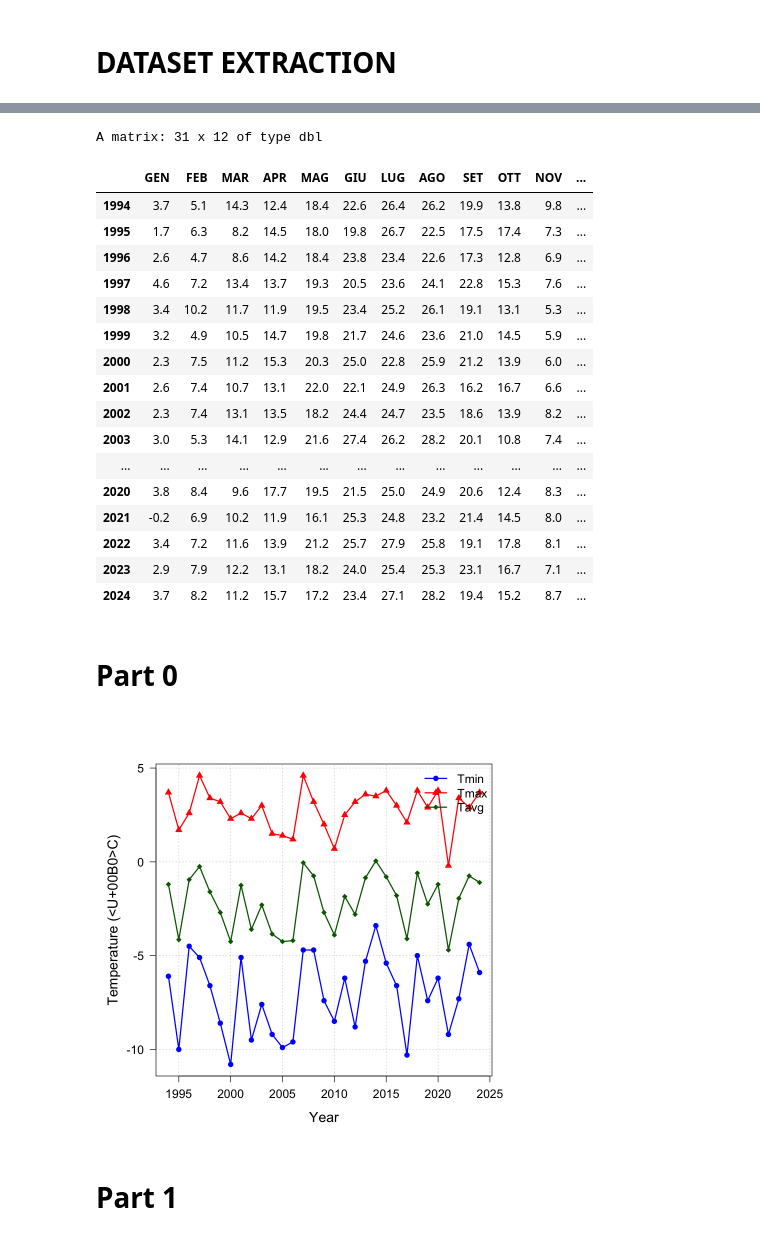
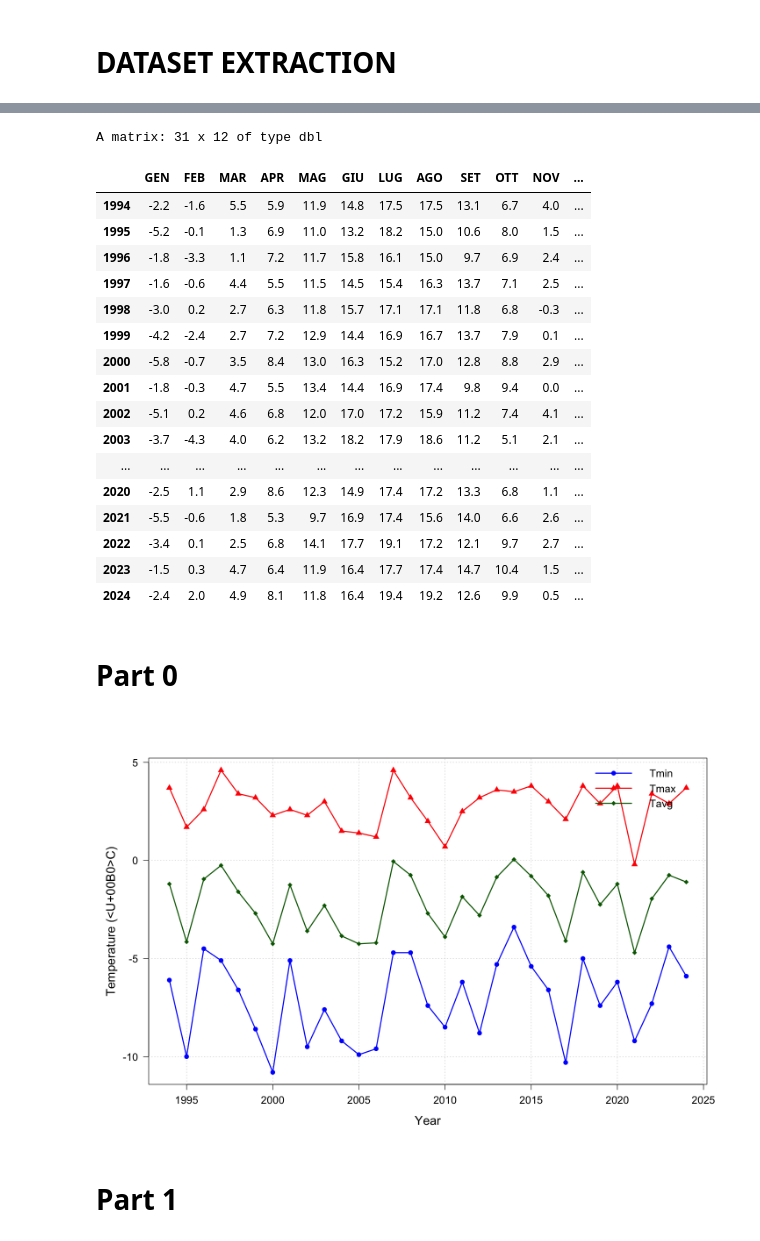
Before and after one commit to RaffaeleSabatini/ASPA_Proj07, a Jupyter notebook: main.ipynb, the cells around one changed output, grey strips where cells are left out. Drawn from its saved outputs; the diff is of its cells as text; code cells hidden in the pictures.

```diff
--- a/main.ipynb
+++ b/main.ipynb
@@ -53,12 +43,11 @@ extract_dataset <- function(directory, city_list) {
 
             if (startsWith(element, "Parametro")) {
 
-                metric <- substr(element, nchar("Parametro "), length(element))
+                metric <- substr(element, nchar("Parametro ")+1, nchar(element))
                 metric <- iconv(metric, from = "", to = "UTF-8", sub = "_")
 
                 data_matrix <- as.matrix(sapply(dataset_city[(n_line + 5):(n_line + 35), 2:13], convert_numbers))
-                skipped_days_matrix <- as.matrix(lapply(dataset_city[(n_line + 48):(n_line + 78), 2:13], convert_numbers))
-
+                skipped_days_matrix <- as.matrix(sapply(dataset_city[(n_line + 48):(n_line + 78), 2:13], convert_numbers))
 
                 n_rows <- min(nrow(data_matrix), nrow(skipped_days_matrix))
                 years <- 1994:(1994 + n_rows - 1)
@@ -82,8 +71,10 @@ extract_dataset <- function(directory, city_list) {
 
     return(dataset)
 }
+# %%
+stations_names <- c("Auronzo", "Porto_Tolle_-_Pradon", "Roverchiara", "Castelfranco_Veneto")
 # %%
-dataset <- extract_dataset("dataset", c("Auronzo", "Porto_Tolle_-_Pradon", "Roverchiara", "Castelfranco_Veneto"))
+dataset <- extract_dataset("dataset", stations_names)
 # %%
 dataset
 # %% [output]
@@ -128,29 +145,32 @@ List of 4
 # %%
-dataset[["Auronzo"]][["Parametro Temperatura aria a 2m (_C) media delle massime"]]
+dataset[["Auronzo"]][["Temperatura aria a 2m (_C) media delle medie"]]
 # %% [output]
 A matrix: 31 x 12 of type dbl
 |  | GEN | FEB | MAR | APR | MAG | GIU | LUG | AGO | SET | OTT | NOV | ... |
-| 1994 | 3.7 | 5.1 | 14.3 | 12.4 | 18.4 | 22.6 | 26.4 | 26.2 | 19.9 | 13.8 | 9.8 | ... |
-| 1995 | 1.7 | 6.3 | 8.2 | 14.5 | 18.0 | 19.8 | 26.7 | 22.5 | 17.5 | 17.4 | 7.3 | ... |
-| 1996 | 2.6 | 4.7 | 8.6 | 14.2 | 18.4 | 23.8 | 23.4 | 22.6 | 17.3 | 12.8 | 6.9 | ... |
-| 1997 | 4.6 | 7.2 | 13.4 | 13.7 | 19.3 | 20.5 | 23.6 | 24.1 | 22.8 | 15.3 | 7.6 | ... |
-| 1998 | 3.4 | 10.2 | 11.7 | 11.9 | 19.5 | 23.4 | 25.2 | 26.1 | 19.1 | 13.1 | 5.3 | ... |
-| 1999 | 3.2 | 4.9 | 10.5 | 14.7 | 19.8 | 21.7 | 24.6 | 23.6 | 21.0 | 14.5 | 5.9 | ... |
-| 2000 | 2.3 | 7.5 | 11.2 | 15.3 | 20.3 | 25.0 | 22.8 | 25.9 | 21.2 | 13.9 | 6.0 | ... |
-| 2001 | 2.6 | 7.4 | 10.7 | 13.1 | 22.0 | 22.1 | 24.9 | 26.3 | 16.2 | 16.7 | 6.6 | ... |
-| 2002 | 2.3 | 7.4 | 13.1 | 13.5 | 18.2 | 24.4 | 24.7 | 23.5 | 18.6 | 13.9 | 8.2 | ... |
-| 2003 | 3.0 | 5.3 | 14.1 | 12.9 | 21.6 | 27.4 | 26.2 | 28.2 | 20.1 | 10.8 | 7.4 | ... |
+| 1994 | -2.2 | -1.6 | 5.5 | 5.9 | 11.9 | 14.8 | 17.5 | 17.5 | 13.1 | 6.7 | 4.0 | ... |
+| 1995 | -5.2 | -0.1 | 1.3 | 6.9 | 11.0 | 13.2 | 18.2 | 15.0 | 10.6 | 8.0 | 1.5 | ... |
+| 1996 | -1.8 | -3.3 | 1.1 | 7.2 | 11.7 | 15.8 | 16.1 | 15.0 | 9.7 | 6.9 | 2.4 | ... |
+| 1997 | -1.6 | -0.6 | 4.4 | 5.5 | 11.5 | 14.5 | 15.4 | 16.3 | 13.7 | 7.1 | 2.5 | ... |
+| 1998 | -3.0 | 0.2 | 2.7 | 6.3 | 11.8 | 15.7 | 17.1 | 17.1 | 11.8 | 6.8 | -0.3 | ... |
+| 1999 | -4.2 | -2.4 | 2.7 | 7.2 | 12.9 | 14.4 | 16.9 | 16.7 | 13.7 | 7.9 | 0.1 | ... |
+| 2000 | -5.8 | -0.7 | 3.5 | 8.4 | 13.0 | 16.3 | 15.2 | 17.0 | 12.8 | 8.8 | 2.9 | ... |
+| 2001 | -1.8 | -0.3 | 4.7 | 5.5 | 13.4 | 14.4 | 16.9 | 17.4 | 9.8 | 9.4 | 0.0 | ... |
+| 2002 | -5.1 | 0.2 | 4.6 | 6.8 | 12.0 | 17.0 | 17.2 | 15.9 | 11.2 | 7.4 | 4.1 | ... |
+| 2003 | -3.7 | -4.3 | 4.0 | 6.2 | 13.2 | 18.2 | 17.9 | 18.6 | 11.2 | 5.1 | 2.1 | ... |
 | ... | ... | ... | ... | ... | ... | ... | ... | ... | ... | ... | ... | ... |
-| 2020 | 3.8 | 8.4 | 9.6 | 17.7 | 19.5 | 21.5 | 25.0 | 24.9 | 20.6 | 12.4 | 8.3 | ... |
-| 2021 | -0.2 | 6.9 | 10.2 | 11.9 | 16.1 | 25.3 | 24.8 | 23.2 | 21.4 | 14.5 | 8.0 | ... |
-| 2022 | 3.4 | 7.2 | 11.6 | 13.9 | 21.2 | 25.7 | 27.9 | 25.8 | 19.1 | 17.8 | 8.1 | ... |
-| 2023 | 2.9 | 7.9 | 12.2 | 13.1 | 18.2 | 24.0 | 25.4 | 25.3 | 23.1 | 16.7 | 7.1 | ... |
-| 2024 | 3.7 | 8.2 | 11.2 | 15.7 | 17.2 | 23.4 | 27.1 | 28.2 | 19.4 | 15.2 | 8.7 | ... |
+| 2020 | -2.5 | 1.1 | 2.9 | 8.6 | 12.3 | 14.9 | 17.4 | 17.2 | 13.3 | 6.8 | 1.1 | ... |
+| 2021 | -5.5 | -0.6 | 1.8 | 5.3 | 9.7 | 16.9 | 17.4 | 15.6 | 14.0 | 6.6 | 2.6 | ... |
+| 2022 | -3.4 | 0.1 | 2.5 | 6.8 | 14.1 | 17.7 | 19.1 | 17.2 | 12.1 | 9.7 | 2.7 | ... |
+| 2023 | -1.5 | 0.3 | 4.7 | 6.4 | 11.9 | 16.4 | 17.7 | 17.4 | 14.7 | 10.4 | 1.5 | ... |
+| 2024 | -2.4 | 2.0 | 4.9 | 8.1 | 11.8 | 16.4 | 19.4 | 19.2 | 12.6 | 9.9 | 0.5 | ... |
 # %% [markdown]
 # Part 0
 # %%
-Tmin_gen <- dataset[["Auronzo"]][["Parametro Temperatura aria a 2m (_C) media delle minime"]][,"GEN"]
-Tmax_gen <- dataset[["Auronzo"]][["Parametro Temperatura aria a 2m (_C) media delle massime"]][,"GEN"]
+# Cambia size dell'immagine
+options(repr.plot.width=12, repr.plot.height=8)
+
+Tmin_gen <- dataset[["Auronzo"]][["Temperatura aria a 2m (_C) media delle minime"]][,"GEN"]
+Tmax_gen <- dataset[["Auronzo"]][["Temperatura aria a 2m (_C) media delle massime"]][,"GEN"]
 Tmean_gen <- (Tmin_gen+Tmax_gen)/2
 
 Tmin_gen <- suppressWarnings(as.numeric(Tmin_gen))
@@ -167,33 +187,33 @@ Tmin_gen <- Tmin_gen[valid_idx]
 Tmax_gen <- Tmax_gen[valid_idx]
 
 # Imposta margini e dimensioni del testo
 par(mar = c(5, 5, 4, 2), cex.axis = 1.2, cex.lab = 1.4, cex.main = 1.5, bg = "white")
 
 # Plot vuoto con più spazio e più grande
 plot(years, Tmin_gen, type = "n",
      ylim = range(c(Tmin_gen, Tmax_gen)),
      xlab = "Year", ylab = "Temperature (°C)",
      las = 1, cex = 1.2, cex.lab = 1.4, cex.axis = 1.2)
 
 # Aggiungi griglia leggera
 grid(col = "lightgray", lty = "dotted")
 
 # Linee
 lines(years, Tmin_gen, col = "blue", lwd = 2)
 lines(years, Tmax_gen, col = "red", lwd = 2)
 lines(years, Tmean_gen, col = "darkgreen", lwd = 2)
 
 # Punti
 points(years, Tmin_gen, col = "blue", pch = 16, cex = 1.2)
 points(years, Tmax_gen, col = "red", pch = 17, cex = 1.2)
 points(years, Tmean_gen, col = "darkgreen", pch = 18, cex = 1.2)
 
 # Legenda migliorata
 legend("topright", legend = c("Tmin", "Tmax", "Tavg"),
        col = c("blue", "red", "darkgreen"),
        lty = 1, pch = c(16, 17, 18),
        lwd = 2, bty = "n", cex = 1.2)
 # %% [output]
-[figure, old version]
+[figure, new version]
 # %% [markdown]
 # Part 1
```
Also changed, not shown: parts of 5 cells of this notebook.
